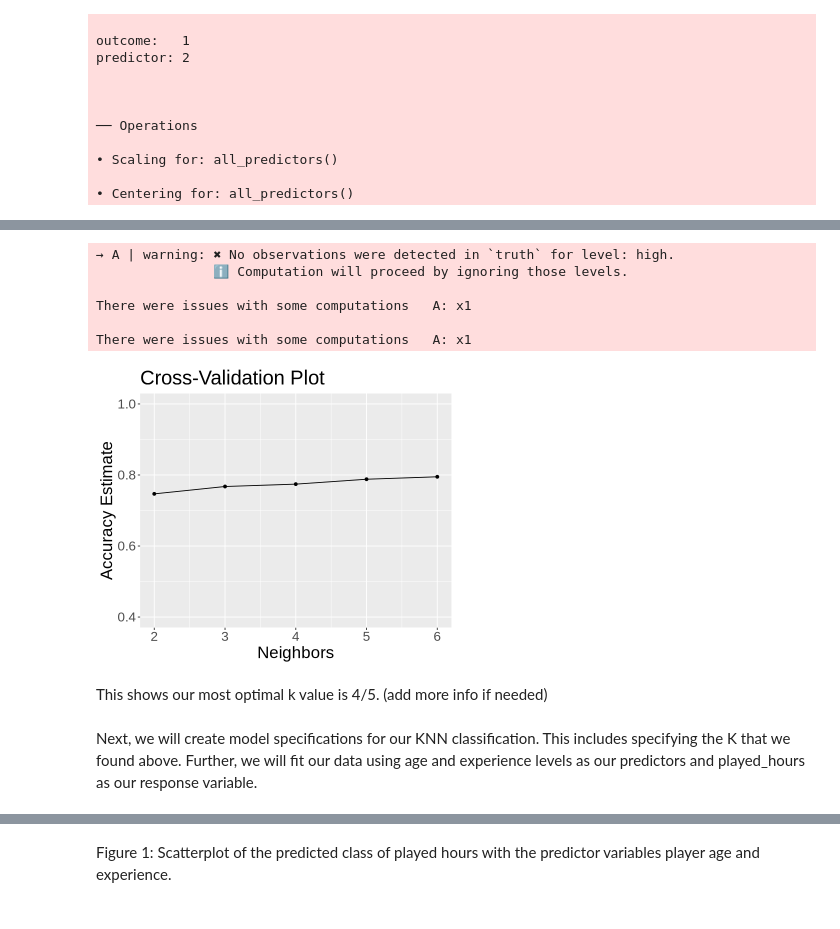
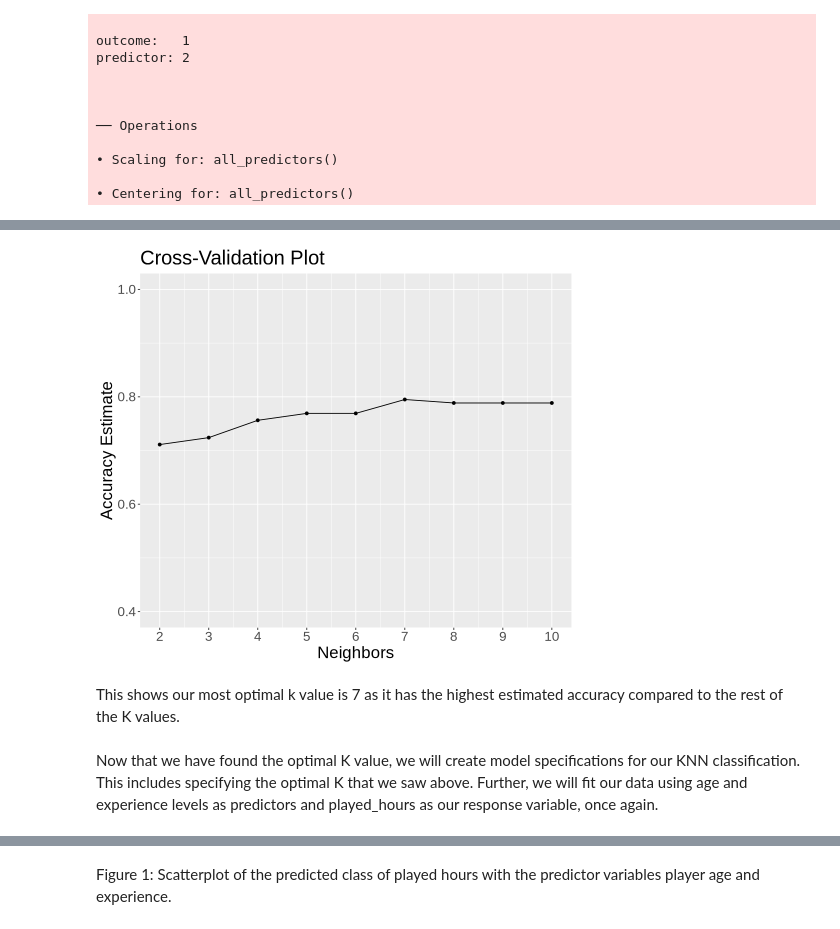
Before and after one commit to kathyythoi/dsci_project, a Jupyter notebook: finalprojectreoport.ipynb, the cells around one changed output, grey strips where cells are left out. Drawn from its saved outputs; the diff is of its cells as text; code cells hidden in the pictures.

Commit message:
Began Discussion, added more info to intro, fixed some issues

```diff
--- a/finalprojectreoport.ipynb
+++ b/finalprojectreoport.ipynb
@@ -307,5 +295,6 @@ To begin our KNN classification, we initially split our data using a 0.75 propor
 # %%
-players_split <- initial_split(data_classified, prop = .75, strata = played_hours_class)
+set.seed(2019)
+players_split <- initial_split(data_classified, prop = .80, strata = played_hours_class)
 players_train <- training(players_split)
 players_test <- testing(players_split)
 players_train
@@ -362,42 +352,37 @@ Explain here how we used cross-validation to find optimal k value before classif
 # %%
-options(repr.plot.height = 5, repr.plot.width = 6)
+#We begin by setting a seed to ensure data is reproducible.
+options(repr.plot.height = 7, repr.plot.width = 8)
+set.seed(2019)
 
-# your code here
 knn_spec_training <- nearest_neighbor(weight_func = "rectangular", neighbors = tune()) |>
     set_engine("kknn") |>
     set_mode("classification")
 
-k_values <- tibble(neighbors = seq(from = 2, to = 6, by = 1))
+k_values <- tibble(neighbors = seq(from = 2, to = 10, by = 1))
 
 training_vfold <- vfold_cv(players_train, v = 5, strat = played_hours_class)
 
 knn_training_results <- workflow() |>
        add_recipe(players_recipe) |>
        add_model(knn_spec_training) |>
        tune_grid(resamples = training_vfold, grid = k_values) |>
        collect_metrics()
 
 training_accuracies <- knn_training_results |>
        filter(.metric == "accuracy")
 
 cross_val_plot <- ggplot(training_accuracies, aes(x = neighbors, y = mean))+
        geom_point() +
        geom_line() +
        labs(x = "Neighbors", y = "Accuracy Estimate", title = "Cross-Validation Plot") +
        scale_x_continuous(breaks = seq(0, 14, by = 1)) +
        scale_y_continuous(limits = c(0.4, 1.0)) +
        theme(text = element_text(size = 20))
 cross_val_plot
 # %% [output]
-→ A | warning: ✖ No observations were detected in `truth` for level: high.
-               ℹ Computation will proceed by ignoring those levels.
-
-There were issues with some computations   A: x1
-
-There were issues with some computations   A: x1
-[figure, old version]
+[figure, new version]
 # %% [markdown]
-This shows our most optimal k value is 4/5. (add more info if needed)
+This shows our most optimal k value is 7 as it has the highest estimated accuracy compared to the rest of the K values.
 # %% [markdown]
-Next, we will create model specifications for our KNN classification. This includes specifying the K that we found above. Further, we will fit our data using age and experience levels as our predictors and played_hours as our response variable.
+Now that we have found the optimal K value, we will create model specifications for our KNN classification. This includes specifying the optimal K that we saw above. Further, we will fit our data using age and experience levels as predictors and played_hours as our response variable, once again.
 # %%
```
Also changed, not shown: parts of 40 cells of this notebook.
